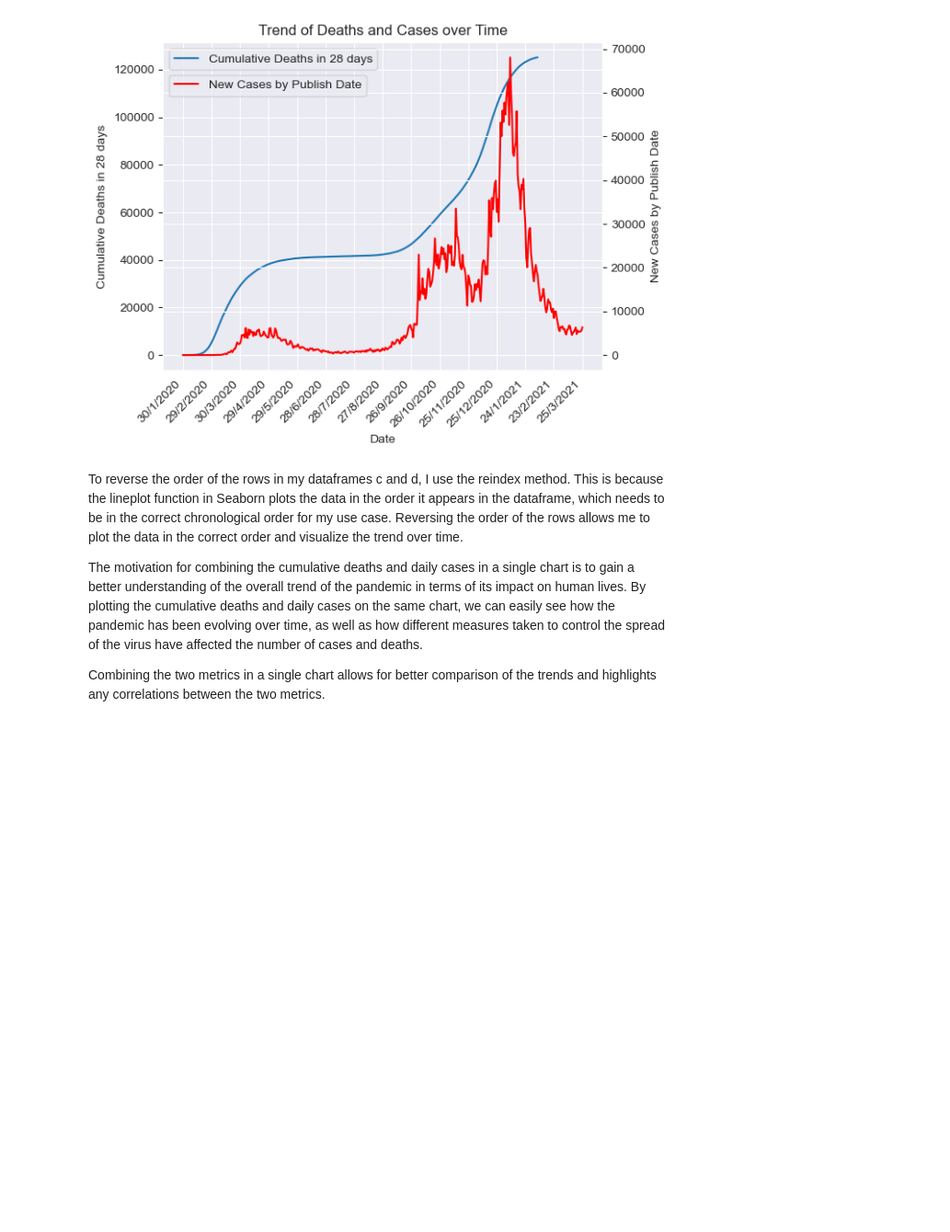
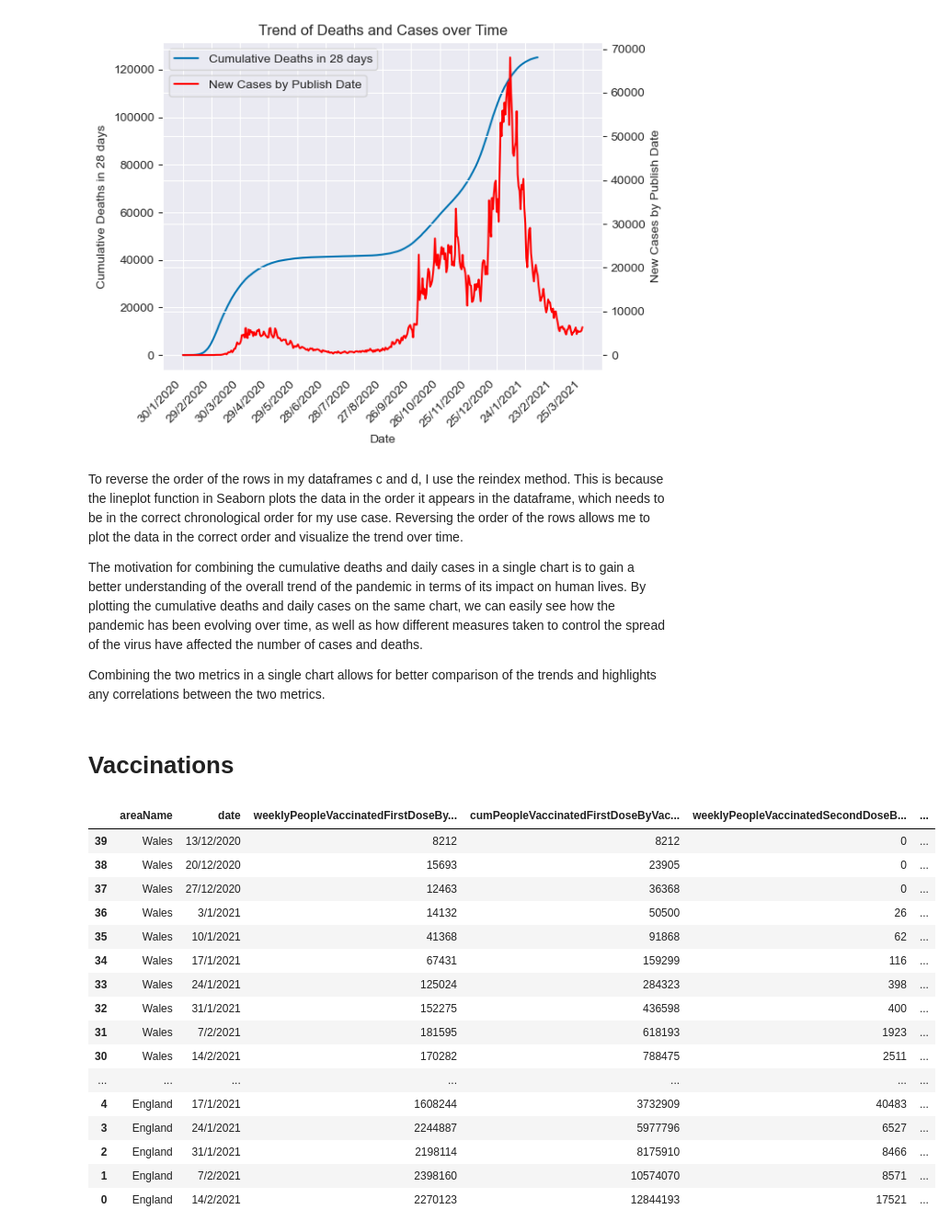
Before and after one commit to Denparadigm/dmai-ukcovid, a Jupyter notebook: notebook.ipynb, the cells around one changed output. Shown: that part at 92% size. Cells and saved outputs as stored; diff of their text form; code cells hidden in the pictures; blank space fills up the shorter version.

```diff
--- a/notebook.ipynb
+++ b/notebook.ipynb
@@ -155,3 +155,25 @@ To reverse the order of the rows in my dataframes c and d, I use the reindex met
 The motivation for combining the cumulative deaths and daily cases in a single chart is to gain a better understanding of the overall trend of the pandemic in terms of its impact on human lives. By plotting the cumulative deaths and daily cases on the same chart, we can easily see how the pandemic has been evolving over time, as well as how different measures taken to control the spread of the virus have affected the number of cases and deaths.
 
 Combining the two metrics in a single chart allows for better comparison of the trends and highlights any correlations between the two metrics.
+# %% [markdown]
+# Vaccinations
+# %%
+v.reindex(index=v.index[::-1])
+# %% [output]
+|  | areaName | date | weeklyPeopleVaccinatedFirstDoseBy... | cumPeopleVaccinatedFirstDoseByVac... | weeklyPeopleVaccinatedSecondDoseB... | ... |
+| 39 | Wales | 13/12/2020 | 8212 | 8212 | 0 | ... |
+| 38 | Wales | 20/12/2020 | 15693 | 23905 | 0 | ... |
+| 37 | Wales | 27/12/2020 | 12463 | 36368 | 0 | ... |
+| 36 | Wales | 3/1/2021 | 14132 | 50500 | 26 | ... |
+| 35 | Wales | 10/1/2021 | 41368 | 91868 | 62 | ... |
+| 34 | Wales | 17/1/2021 | 67431 | 159299 | 116 | ... |
+| 33 | Wales | 24/1/2021 | 125024 | 284323 | 398 | ... |
+| 32 | Wales | 31/1/2021 | 152275 | 436598 | 400 | ... |
+| 31 | Wales | 7/2/2021 | 181595 | 618193 | 1923 | ... |
+| 30 | Wales | 14/2/2021 | 170282 | 788475 | 2511 | ... |
+| ... | ... | ... | ... | ... | ... | ... |
+| 4 | England | 17/1/2021 | 1608244 | 3732909 | 40483 | ... |
+| 3 | England | 24/1/2021 | 2244887 | 5977796 | 6527 | ... |
+| 2 | England | 31/1/2021 | 2198114 | 8175910 | 8466 | ... |
+| 1 | England | 7/2/2021 | 2398160 | 10574070 | 8571 | ... |
+| 0 | England | 14/2/2021 | 2270123 | 12844193 | 17521 | ... |
```
Also changed, not shown: parts of 4 cells of this notebook.
